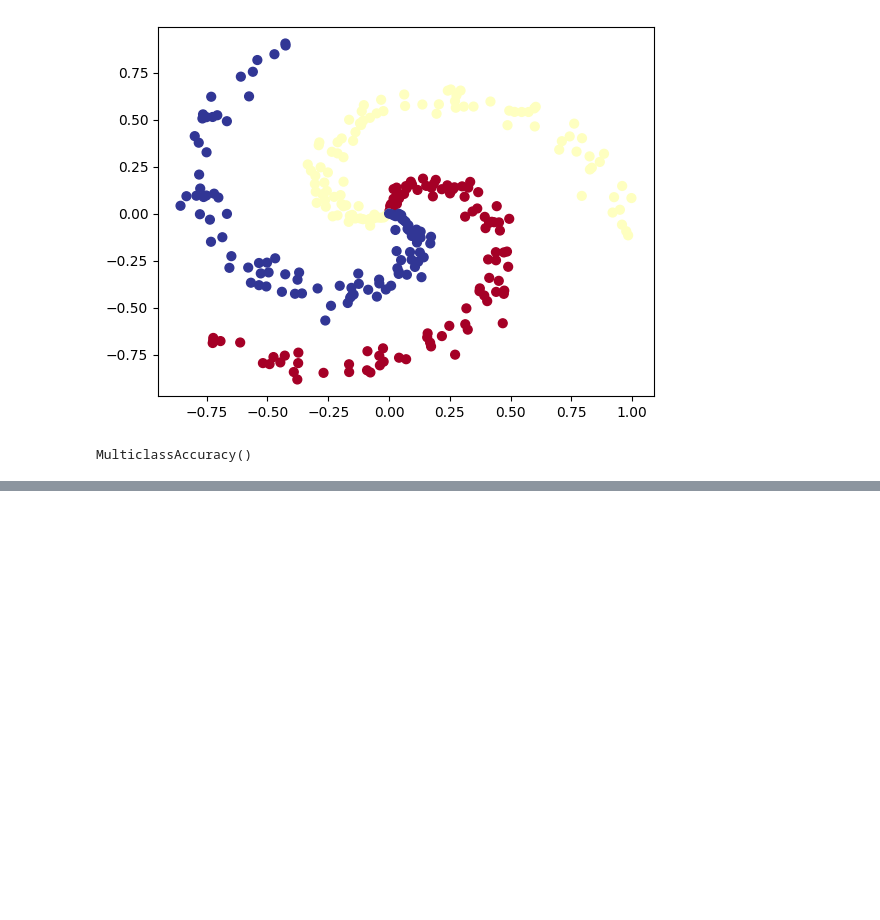
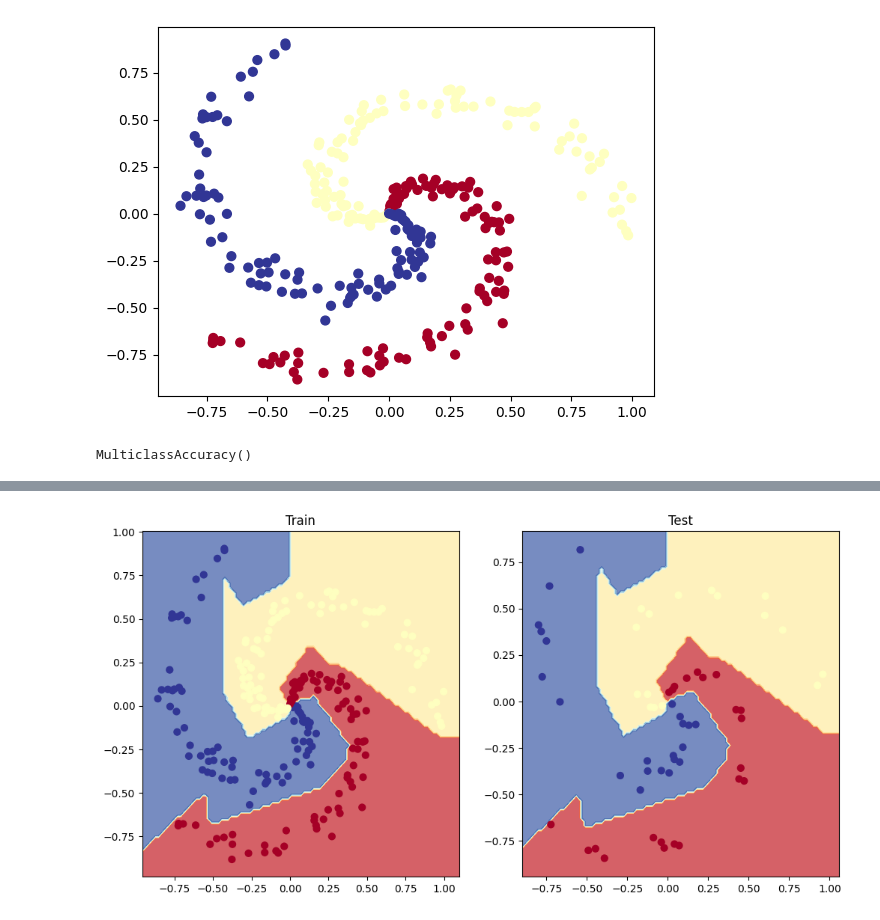
Before and after one commit to LIRuixuan0407/Pytorch_exercises, a Jupyter notebook: 02_pytorch_classification_exercises.ipynb, the cells around one changed output, grey strips where cells are left out. Cells and saved outputs as stored; diff of their text form; code cells hidden in the pictures; blank space fills up the shorter version.

```diff
--- a/02_pytorch_classification_exercises.ipynb
+++ b/02_pytorch_classification_exercises.ipynb
@@ -336,8 +337,22 @@ MulticlassAccuracy()
 device = "cuda" if torch.cuda.is_available() else "cpu"
 
 # Create model by subclassing nn.Module
-class
+from torch import nn
 
+class SpiralModel(nn.Module):
+  def __init__(self, input_features, output_features, hidden_units=8):
+    super().__init__()
+    self.linear_layer_stack = nn.Sequential(
+        nn.Linear(in_features=input_features, out_features=hidden_units),
+        nn.ReLU(),
+        nn.Linear(in_features=hidden_units, out_features=hidden_units),
+        nn.ReLU(),
+        nn.Linear(in_features=hidden_units, out_features=output_features)
+    )
 
+  def forward(self, x):
+    return self.linear_layer_stack(x)
 
 # Instantiate model and send it to device
+model_1 = SpiralModel(2, K).to(device)
+model_1
@@ -356,0 +369,15 @@ print("Pred labels:")
+# %%
+# Setup data to be device agnostic
+X_train, y_train = X_train.to(device), y_train.to(device)
+X_test, y_test = X_test.to(device), y_test.to(device)
+print(X_train.dtype, X_test.dtype, y_train.dtype, y_test.dtype)
+
+# Print out untrained model outputs
+print("Logits:")
+print(model_1(X_train)[:10])
+
+print("Pred probs:")
+print(torch.softmax(model_1(X_train)[:10], dim=1))
+
+print("Pred labels:")
+print(torch.softmax(model_1(X_train)[:10], dim=1).argmax(dim=1))
@@ -357,4 +402,4 @@ print("Pred labels:")
 # %%
 # Setup loss function and optimizer
-# loss_fn =
-# optimizer =
+loss_fn = nn.CrossEntropyLoss()
+optimizer = torch.optim.Adam(model_1.parameters(), lr=0.02)
@@ -393,0 +455,12 @@ print("Pred labels:")
+# %%
+# Plot decision boundaries for training and test sets
+plt.figure(figsize=(12, 6))
+plt.subplot(1, 2, 1)
+plt.title("Train")
+plot_decision_boundary(model_1, X_train, y_train)
+
+plt.subplot(1, 2, 2)
+plt.title("Test")
+plot_decision_boundary(model_1, X_test, y_test)
+# %% [output]
+[figure, added]
```
Also changed, not shown: parts of 13 cells of this notebook.
